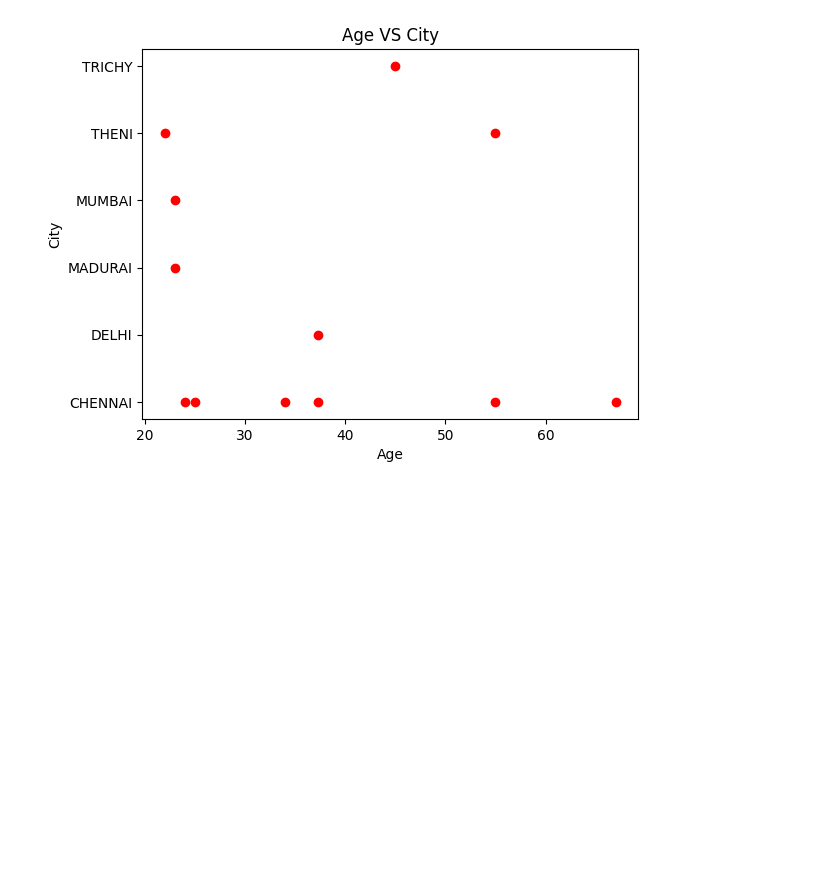
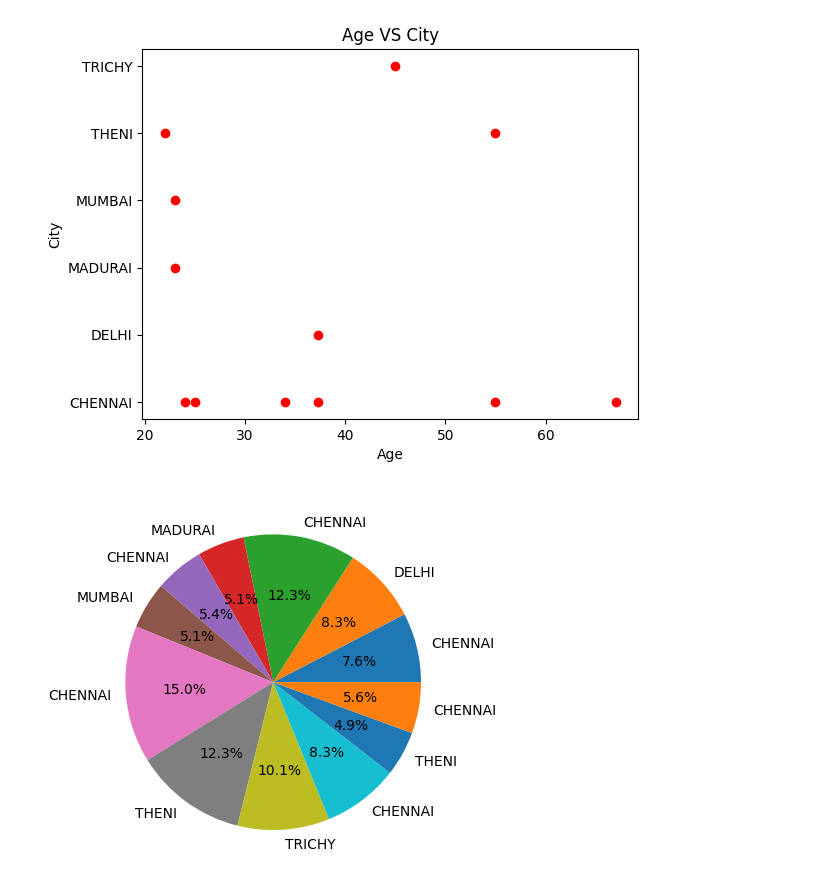
Before and after one commit to Nakulan12/ML, a Jupyter notebook: Python_Basics.ipynb, the cells around one changed output. Cells and saved outputs as stored; diff of their text form; code cells hidden in the pictures; blank space fills up the shorter version.

```diff
--- a/Python_Basics.ipynb
+++ b/Python_Basics.ipynb
@@ -352,3 +352,8 @@ plt.ylabel("City")
 plt.show()
 # %% [output]
 [figure]
+# %%
+plt.pie(df['AGE'],labels=df['CITY'],autopct='%1.1f%%')
+plt.show()
+# %% [output]
+[figure, added]
```
Also changed, not shown: parts of 2 cells of this notebook.
